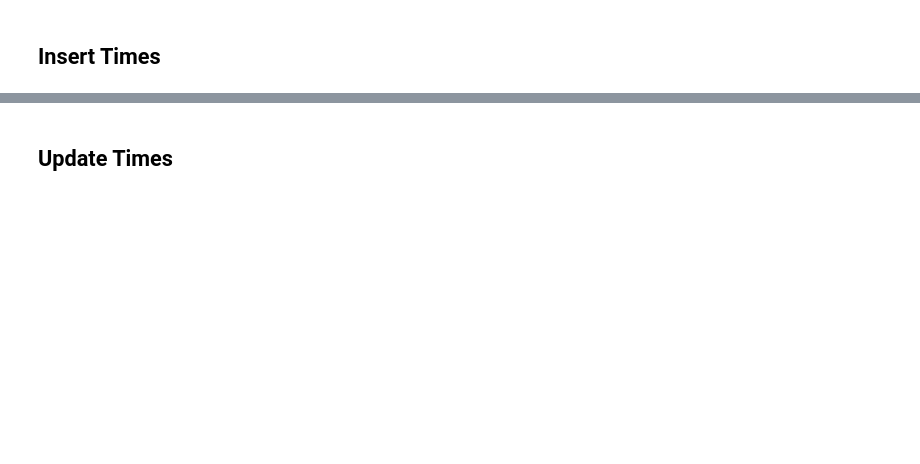
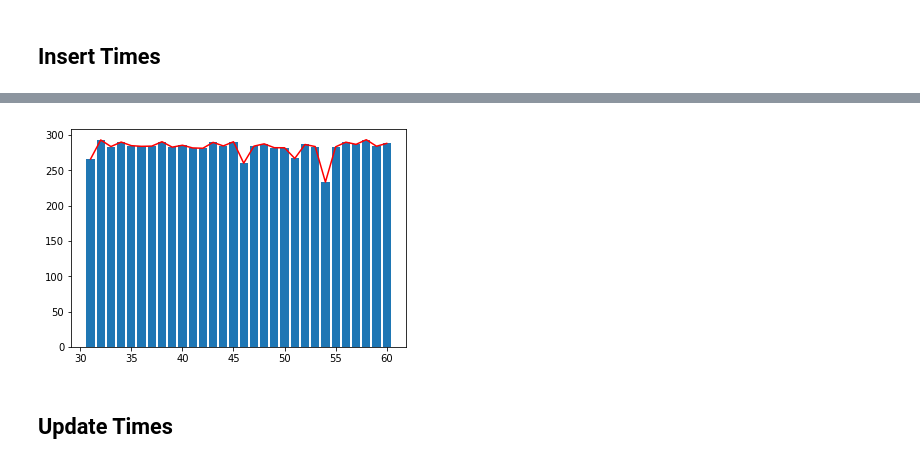
Before and after one commit to joaopedrofn/CassandraAnalysis, a Jupyter notebook: Sintetic Software.ipynb, the cells around one changed output, grey strips where cells are left out. Cells and saved outputs as stored; diff of their text form; code cells hidden in the pictures; blank space fills up the shorter version.

```diff
--- a/Sintetic Software.ipynb
+++ b/Sintetic Software.ipynb
@@ -170,3 +180,9 @@ plt.show()
+# %%
+plt.bar(categories[30:], insertTimes[30:])
+plt.plot(categories[30:], insertTimes[30:], color='red')
+plt.show()
+# %% [output]
+[figure, added]
 # %% [markdown]
 ## Update Times
 # %%
```
Also changed, not shown: parts of 20 cells of this notebook, 1 other file.
